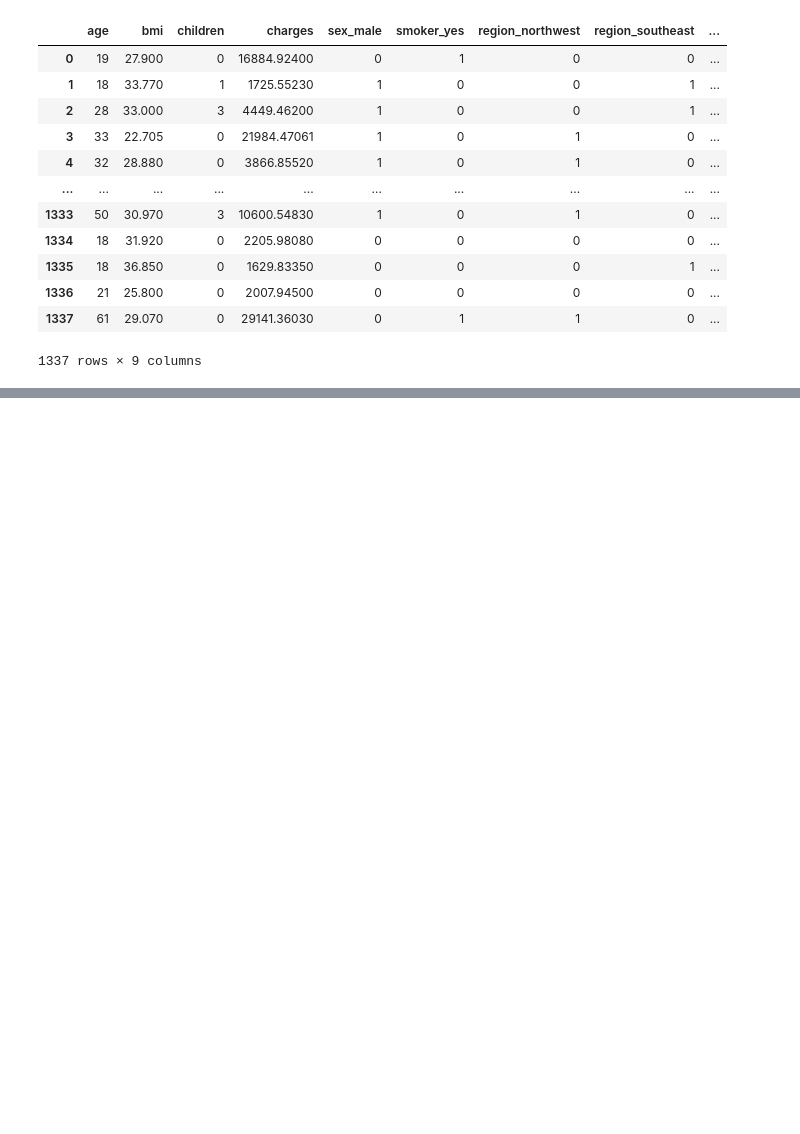
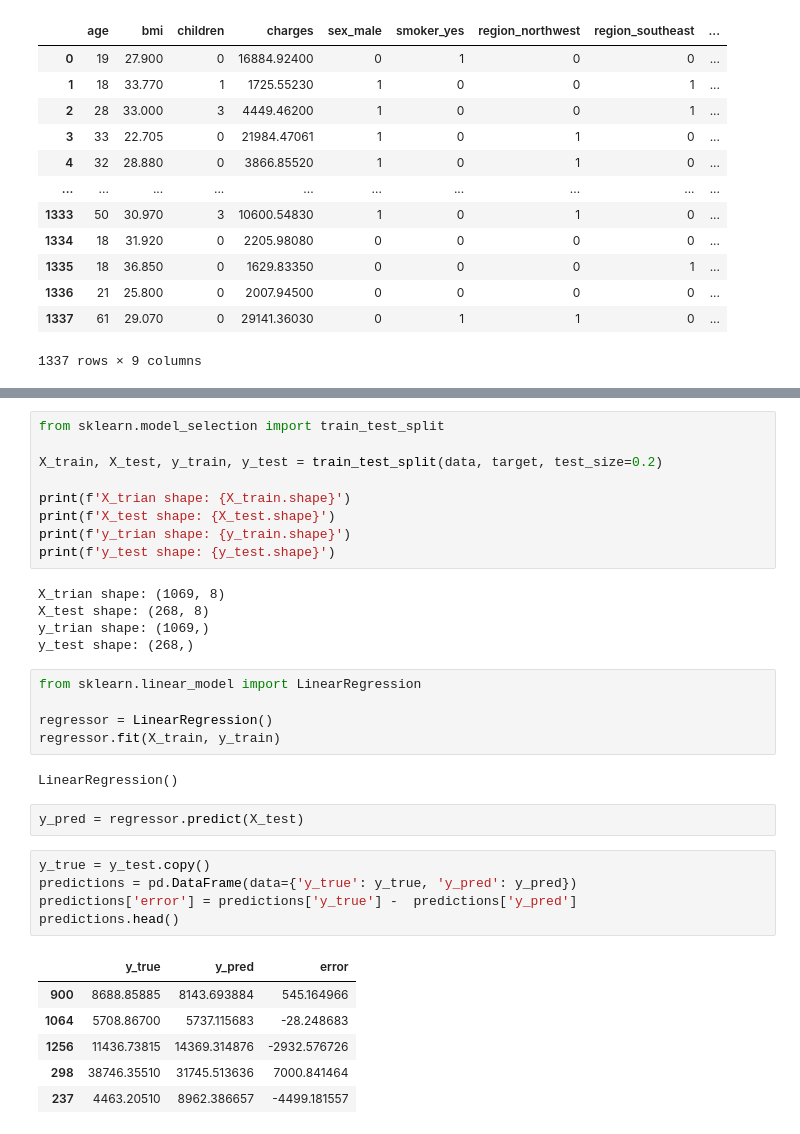
Before and after one commit to tomasz450/Uczenie-maszynowe-w-Python-25-11-24, a Jupyter notebook: 2.Regresja liniowa/04_regresja_liniowa_case_study.ipynb, the cells around one changed output, grey strips where cells are left out. Drawn from its saved outputs; the diff is of its cells as text; blank space fills up the shorter version.

```diff
--- a/2.Regresja liniowa/04_regresja_liniowa_case_study.ipynb
+++ b/2.Regresja liniowa/04_regresja_liniowa_case_study.ipynb
@@ -235,0 +262,35 @@ df_dummies
+# %%
+from sklearn.model_selection import train_test_split
+
+X_train, X_test, y_train, y_test = train_test_split(data, target, test_size=0.2)
+
+print(f'X_trian shape: {X_train.shape}')
+print(f'X_test shape: {X_test.shape}')
+print(f'y_trian shape: {y_train.shape}')
+print(f'y_test shape: {y_test.shape}')
+# %% [output]
+X_trian shape: (1069, 8)
+X_test shape: (268, 8)
+y_trian shape: (1069,)
+y_test shape: (268,)
+# %%
+from sklearn.linear_model import LinearRegression
+
+regressor = LinearRegression()
+regressor.fit(X_train, y_train)
+# %% [output]
+LinearRegression()
+# %%
+y_pred = regressor.predict(X_test)
+# %%
+y_true = y_test.copy()
+predictions = pd.DataFrame(data={'y_true': y_true, 'y_pred': y_pred})
+predictions['error'] = predictions['y_true'] -  predictions['y_pred']
+predictions.head()
+# %% [output]
+|  | y_true | y_pred | error |
+| 900 | 8688.85885 | 8143.693884 | 545.164966 |
+| 1064 | 5708.86700 | 5737.115683 | -28.248683 |
+| 1256 | 11436.73815 | 14369.314876 | -2932.576726 |
+| 298 | 38746.35510 | 31745.513636 | 7000.841464 |
+| 237 | 4463.20510 | 8962.386657 | -4499.181557 |
```
Also changed, not shown: parts of 2 cells of this notebook.
